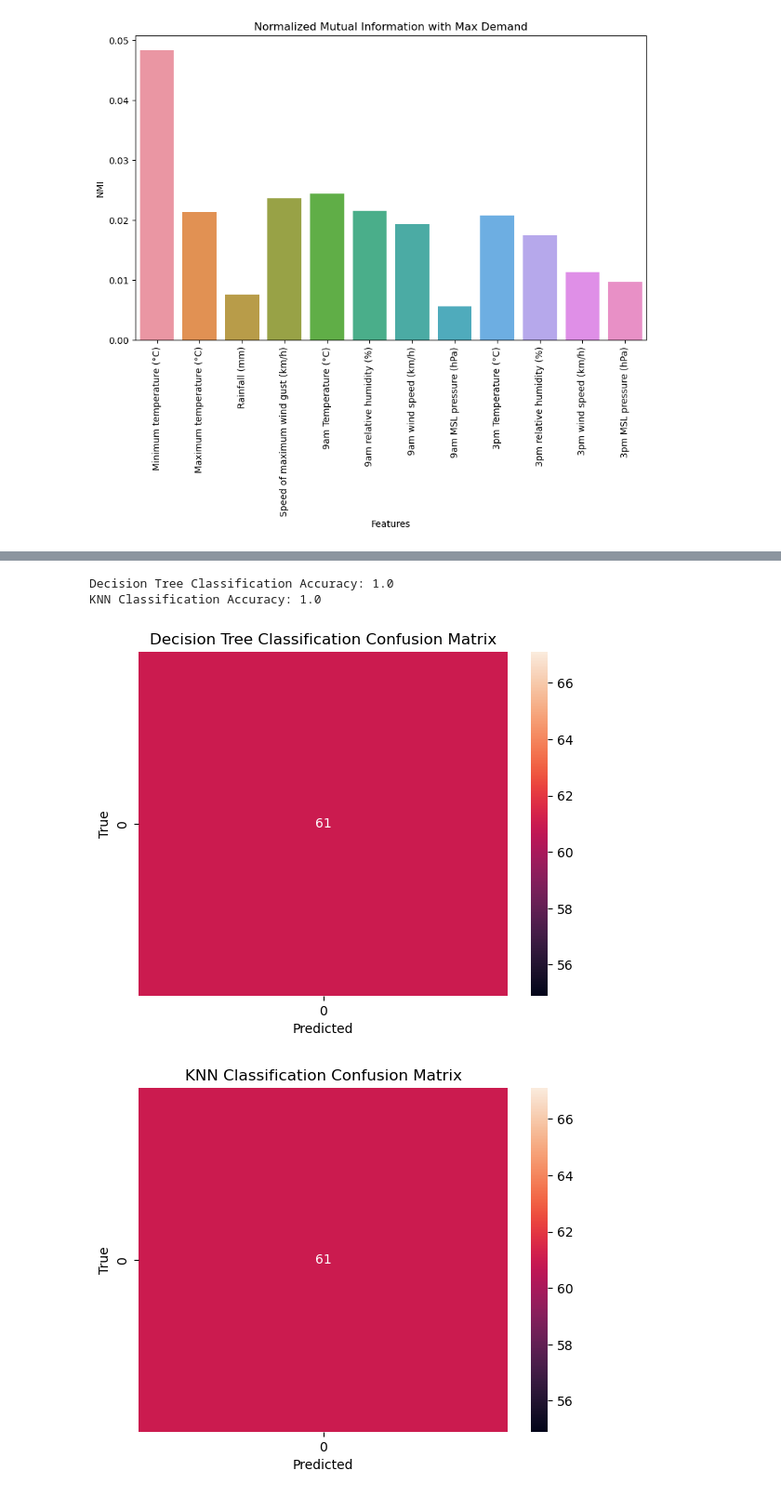
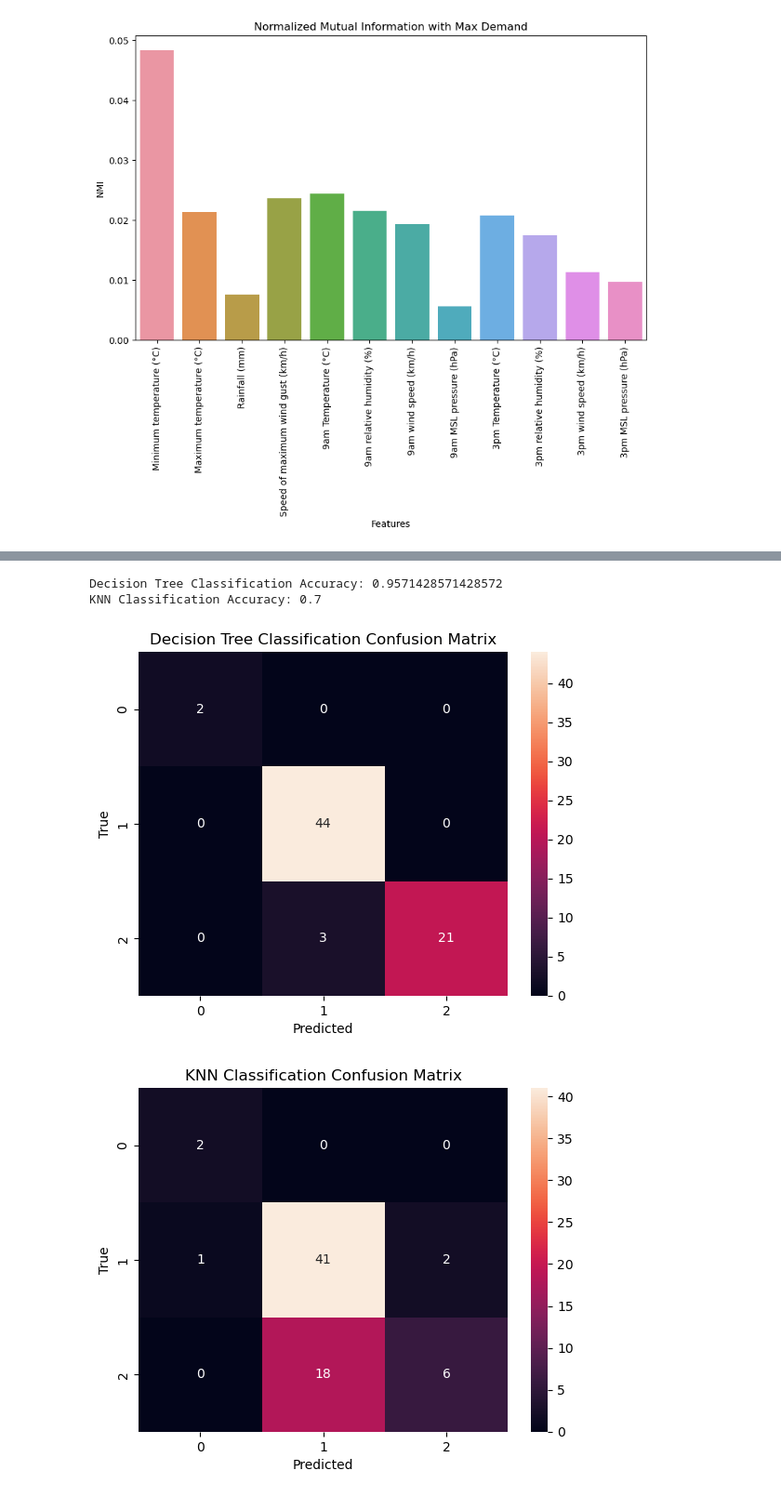
Before and after one commit to HillarP/Energy_Prediction, a Jupyter notebook: Jigar_Group_1_Data.ipynb, the cells around one changed output, grey strips where cells are left out. Shown: that part at 93% size. Cells and saved outputs as stored; diff of their text form; code cells hidden in the pictures.

```diff
--- a/Jigar_Group_1_Data.ipynb
+++ b/Jigar_Group_1_Data.ipynb
@@ -801,26 +801,27 @@ from sklearn.metrics import accuracy_score, confusion_matrix, classification_rep
 # Separate the target variable 'Max Demand'
 y = df['Max Demand']
 
-# Define the bins and labels for classification
-bins = [0, 150000, 300000, float('inf')]
-labels = ['Low', 'Medium', 'High']
+# Define more bins and labels for classification
+bins = [0, 100000, 150000, 200000, 250000, 300000, float('inf')]
+labels = ['Very Low', 'Low', 'Medium Low', 'Medium High', 'High', 'Very High']
 
-# Convert the target variable to classes based on the bins
+# Convert the target variable to classes based on the new bins
 y_cls = pd.cut(y, bins=bins, labels=labels)
+
 
 # Scale the numeric features
 scaler = StandardScaler()
 X_scaled = scaler.fit_transform(df_numeric)
 
-# Split the data into training and testing sets with 65% train and 35% test
-X_train, X_test, y_train, y_test = train_test_split(X_scaled, y_cls, test_size=0.35, random_state=42)
+# Split the data into training and testing sets with 60% train and 40% test
+X_train, X_test, y_train, y_test = train_test_split(X_scaled, y_cls, test_size=0.40, random_state=20)
 
 # Train the Decision Tree Classification model
-decision_tree_classifier = DecisionTreeClassifier(random_state=42)
+decision_tree_classifier = DecisionTreeClassifier(random_state=24)
 decision_tree_classifier.fit(X_train, y_train)
 
 # Train the KNN Classification model
-knn_classifier = KNeighborsClassifier(n_neighbors=5)
+knn_classifier = KNeighborsClassifier(n_neighbors=2)
 knn_classifier.fit(X_train, y_train)
 
 # Predict on the test set for classification models
@@ -831,37 +832,37 @@ y_pred_knn_cls = knn_classifier.predict(X_test)
 accuracy_dt = accuracy_score(y_test, y_pred_dt_cls)
 accuracy_knn = accuracy_score(y_test, y_pred_knn_cls)
 
 print("Decision Tree Classification Accuracy:", accuracy_dt)
 print("KNN Classification Accuracy:", accuracy_knn)
 
 # Confusion matrix for Decision Tree Classifier
 cm_dt = confusion_matrix(y_test, y_pred_dt_cls)
 sns.heatmap(cm_dt, annot=True, fmt='d')
 plt.xlabel('Predicted')
 plt.ylabel('True')
 plt.title('Decision Tree Classification Confusion Matrix')
 plt.show()
 
 # Confusion matrix for KNN Classifier
 cm_knn = confusion_matrix(y_test, y_pred_knn_cls)
 sns.heatmap(cm_knn, annot=True, fmt='d')
 plt.xlabel('Predicted')
 plt.ylabel('True')
 plt.title('KNN Classification Confusion Matrix')
 plt.show()
 
 # Classification report for Decision Tree Classifier
 print("Decision Tree Classification Report:")
 print(classification_report(y_test, y_pred_dt_cls))
 
 # Classification report for KNN Classifier
 print("KNN Classification Report:")
 print(classification_report(y_test, y_pred_knn_cls))
 # %% [output]
-Decision Tree Classification Accuracy: 1.0
-KNN Classification Accuracy: 1.0
+Decision Tree Classification Accuracy: 0.9571428571428572
+KNN Classification Accuracy: 0.7
-[figure, old version]
+[figure, new version]
-[figure, old version]
+[figure, new version]
 Decision Tree Classification Report:
               precision    recall  f1-score   support
 
```
Also changed, not shown: parts of 2 cells of this notebook.
